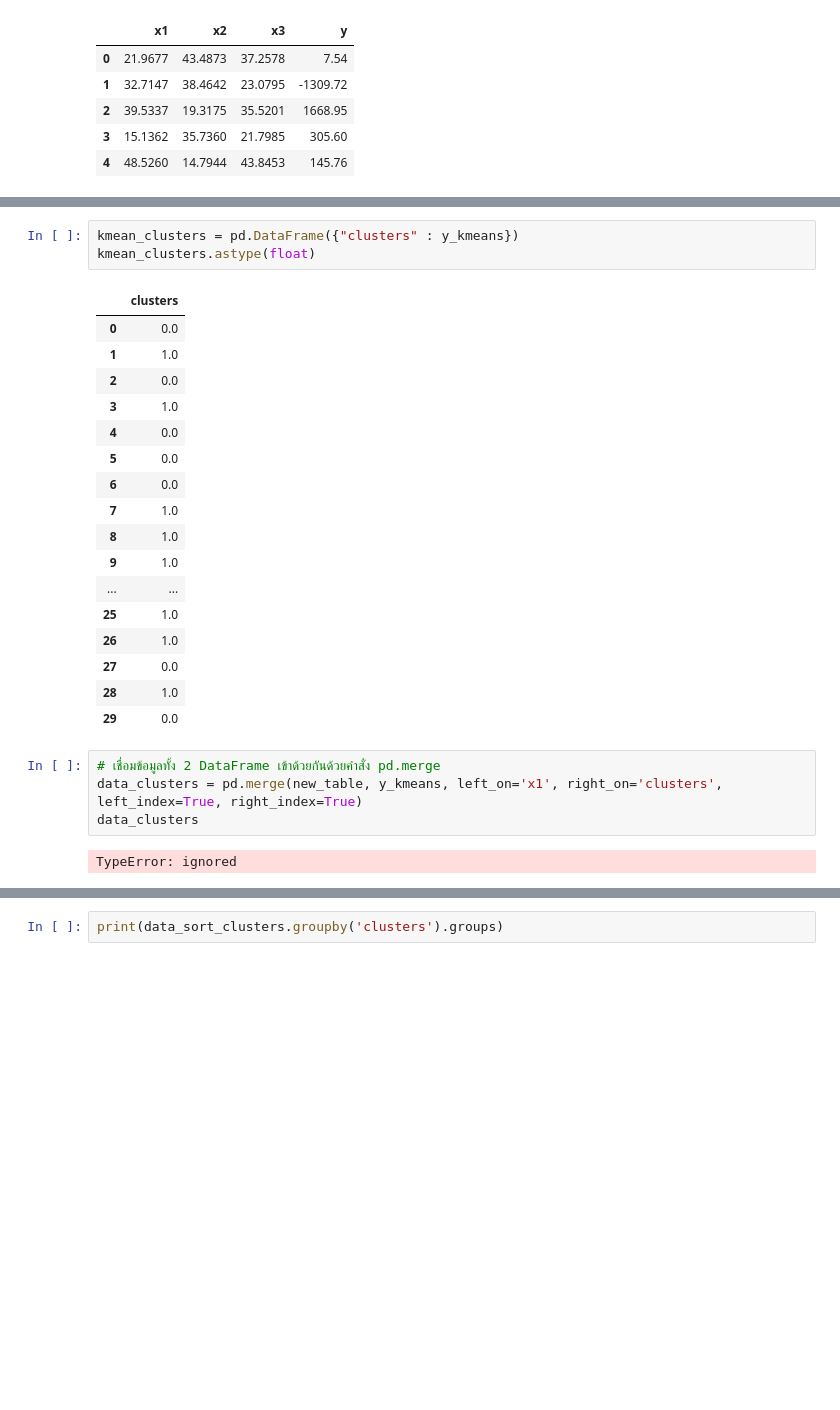
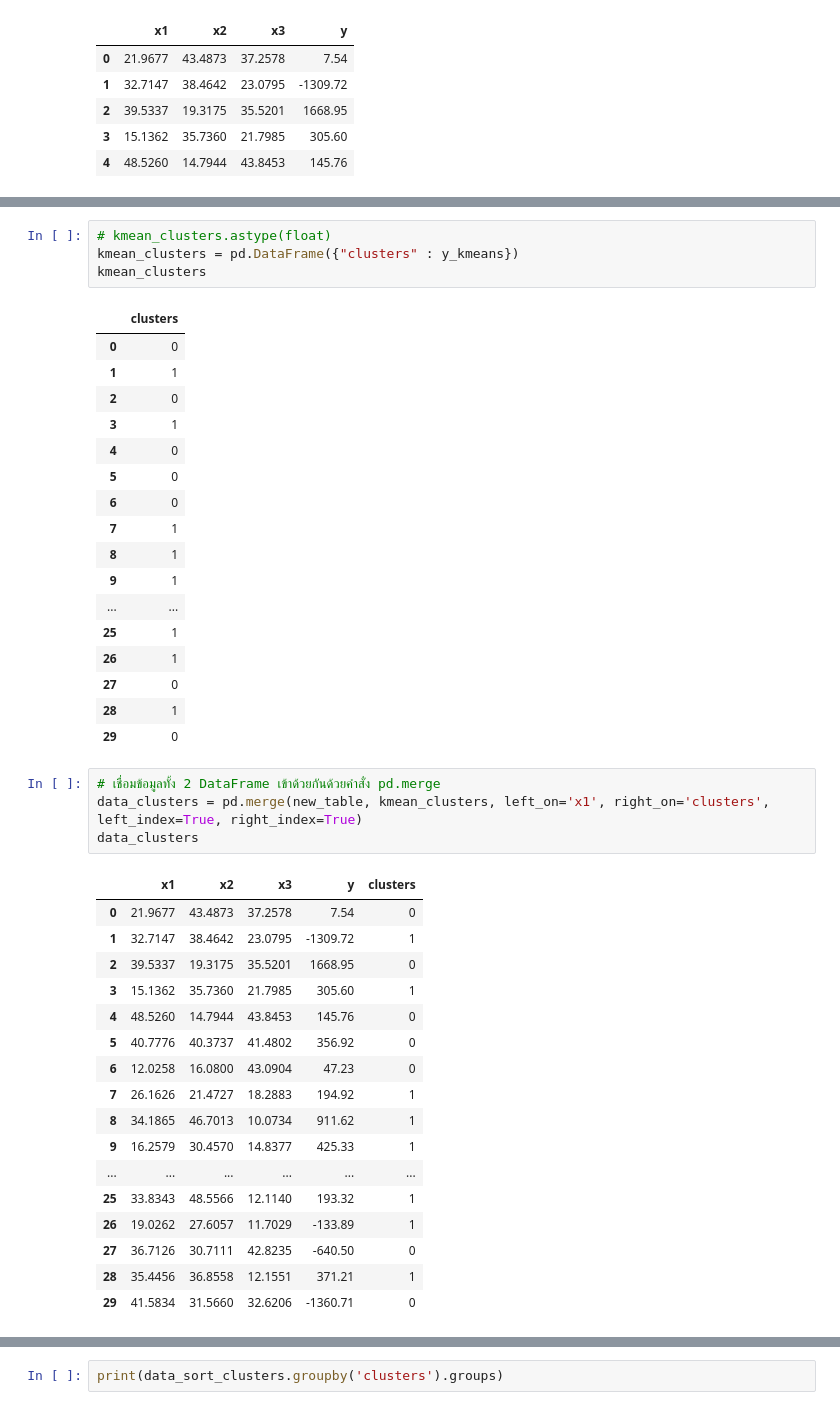
Before and after one commit to iam-fern/Research, a Jupyter notebook: GQtest_Cluster.ipynb, the cells around one changed output, grey strips where cells are left out. Drawn from its saved outputs; the diff is of its cells as text; blank space fills up the shorter version.

```diff
--- a/GQtest_Cluster.ipynb
+++ b/GQtest_Cluster.ipynb
@@ -192,30 +192,47 @@ array([0, 1, 0, 1, 0, 0, 0, 1, 1, 1, 1, 0, 1, 0, 0, 1, 1, 0, 1, 0, 1, 0,
 # %%
+# kmean_clusters.astype(float)
 kmean_clusters = pd.DataFrame({"clusters" : y_kmeans})
-kmean_clusters.astype(float)
+kmean_clusters
 # %% [output]
 |  | clusters |
-| 0 | 0.0 |
-| 1 | 1.0 |
-| 2 | 0.0 |
-| 3 | 1.0 |
-| 4 | 0.0 |
-| 5 | 0.0 |
-| 6 | 0.0 |
-| 7 | 1.0 |
-| 8 | 1.0 |
-| 9 | 1.0 |
+| 0 | 0 |
+| 1 | 1 |
+| 2 | 0 |
+| 3 | 1 |
+| 4 | 0 |
+| 5 | 0 |
+| 6 | 0 |
+| 7 | 1 |
+| 8 | 1 |
+| 9 | 1 |
 | ... | ... |
-| 25 | 1.0 |
-| 26 | 1.0 |
-| 27 | 0.0 |
-| 28 | 1.0 |
-| 29 | 0.0 |
+| 25 | 1 |
+| 26 | 1 |
+| 27 | 0 |
+| 28 | 1 |
+| 29 | 0 |
 # %%
 # เชื่อมข้อมูลทั้ง 2 DataFrame เข้าด้วยกันด้วยคำสั่ง pd.merge
-data_clusters = pd.merge(new_table, y_kmeans, left_on='x1', right_on='clusters', left_index=True, right_index=True)
+data_clusters = pd.merge(new_table, kmean_clusters, left_on='x1', right_on='clusters', left_index=True, right_index=True)
 data_clusters
 # %% [output]
-TypeError: ignored
+|  | x1 | x2 | x3 | y | clusters |
+| 0 | 21.9677 | 43.4873 | 37.2578 | 7.54 | 0 |
+| 1 | 32.7147 | 38.4642 | 23.0795 | -1309.72 | 1 |
+| 2 | 39.5337 | 19.3175 | 35.5201 | 1668.95 | 0 |
+| 3 | 15.1362 | 35.7360 | 21.7985 | 305.60 | 1 |
+| 4 | 48.5260 | 14.7944 | 43.8453 | 145.76 | 0 |
+| 5 | 40.7776 | 40.3737 | 41.4802 | 356.92 | 0 |
+| 6 | 12.0258 | 16.0800 | 43.0904 | 47.23 | 0 |
+| 7 | 26.1626 | 21.4727 | 18.2883 | 194.92 | 1 |
+| 8 | 34.1865 | 46.7013 | 10.0734 | 911.62 | 1 |
+| 9 | 16.2579 | 30.4570 | 14.8377 | 425.33 | 1 |
+| ... | ... | ... | ... | ... | ... |
+| 25 | 33.8343 | 48.5566 | 12.1140 | 193.32 | 1 |
+| 26 | 19.0262 | 27.6057 | 11.7029 | -133.89 | 1 |
+| 27 | 36.7126 | 30.7111 | 42.8235 | -640.50 | 0 |
+| 28 | 35.4456 | 36.8558 | 12.1551 | 371.21 | 1 |
+| 29 | 41.5834 | 31.5660 | 32.6206 | -1360.71 | 0 |
 # %%
 data_sort_clusters = data_clusters.sort_values('clusters')
 data_sort_clusters
```
Also changed, not shown: parts of 16 cells of this notebook.
